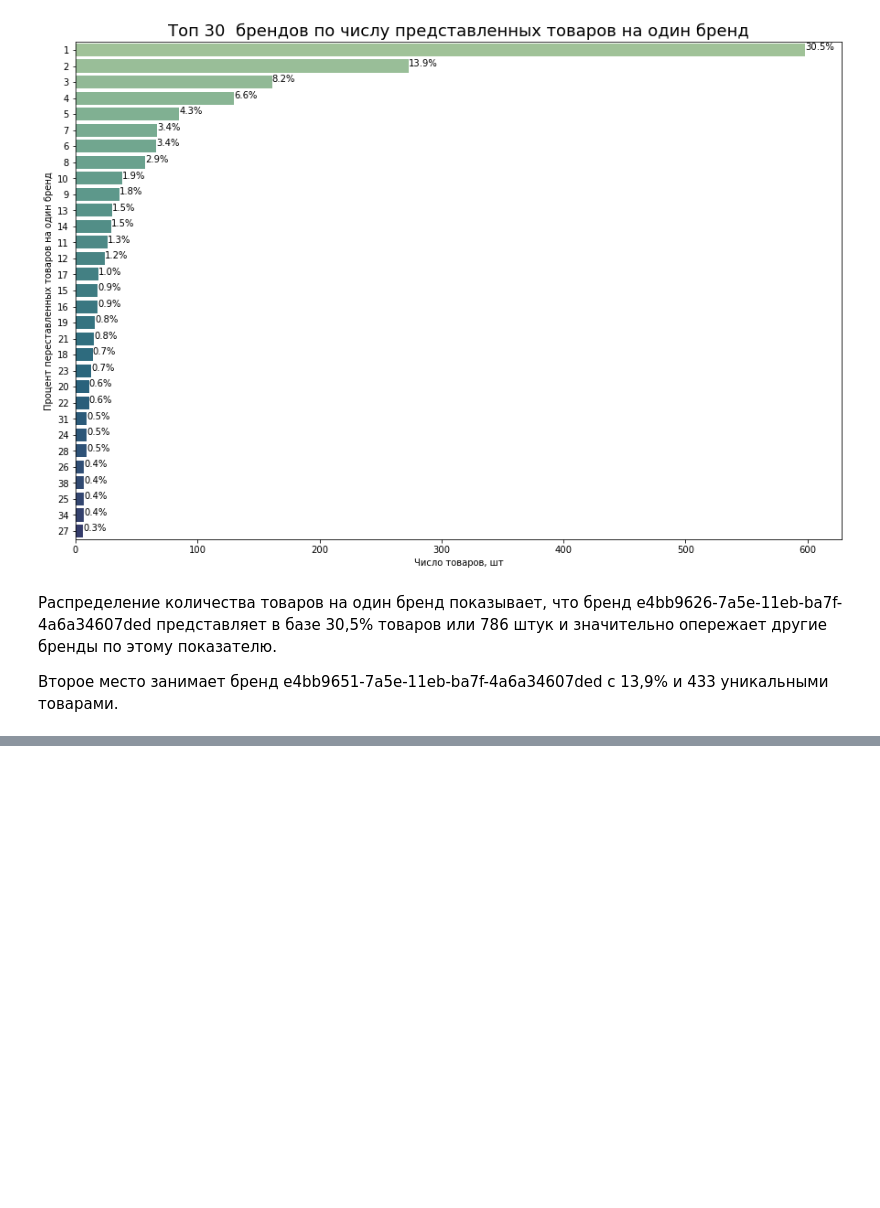
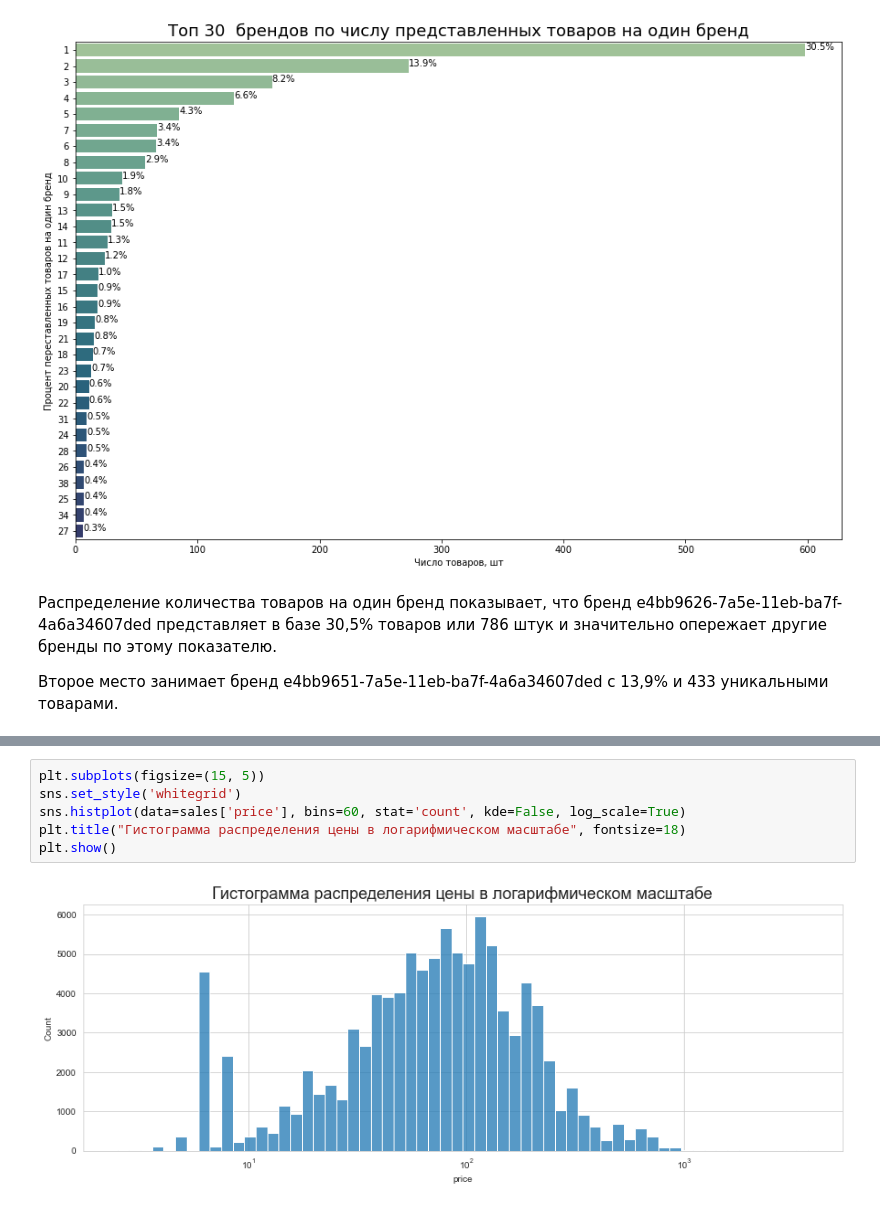
Before and after one commit to rttrif/TrifonovRS.Data_Analysiss_Portfolio.github.io, a Jupyter notebook: Machine Learning/Project 3 - Imprice/Solution_TrifonovRS.ipynb, the cells around one changed output, grey strips where cells are left out. Saved outputs shown, nothing was run; the diff lists cells and outputs as text; blank space fills up the shorter version.

```diff
--- a/Machine Learning/Project 3 - Imprice/Solution_TrifonovRS.ipynb
+++ b/Machine Learning/Project 3 - Imprice/Solution_TrifonovRS.ipynb
@@ -199,0 +428,8 @@ plt.show()
+# %%
+plt.subplots(figsize=(15, 5))
+sns.set_style('whitegrid')
+sns.histplot(data=sales['price'], bins=60, stat='count', kde=False, log_scale=True)
+plt.title("Гистограмма распределения цены в логарифмическом масштабе", fontsize=18)
+plt.show()
+# %% [output]
+[figure, added]
```
Also changed, not shown: parts of 63 cells of this notebook.
